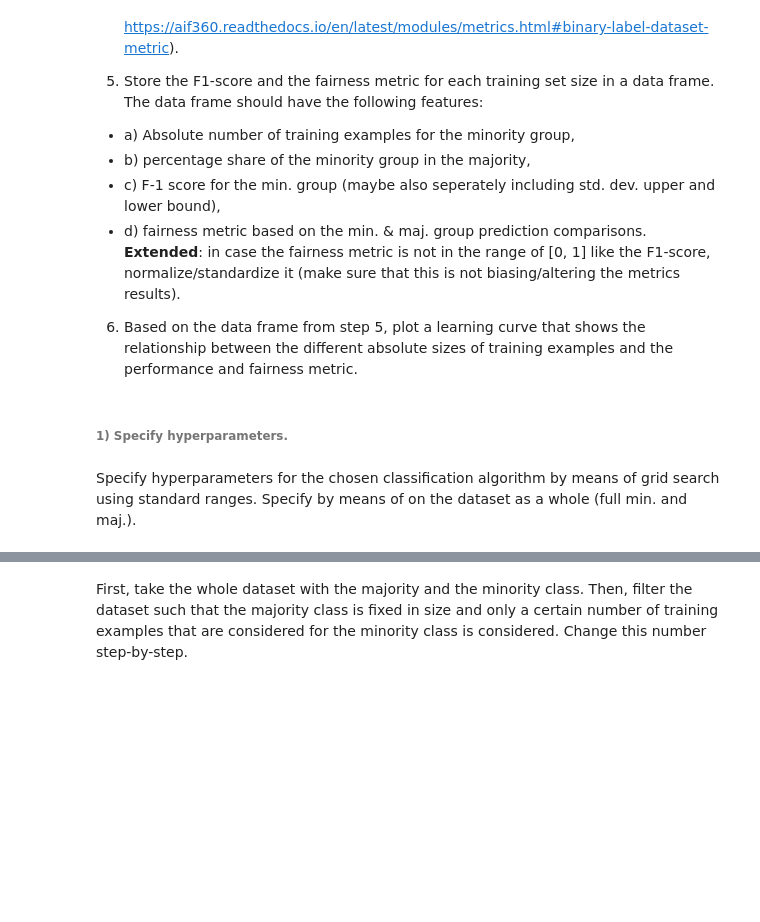
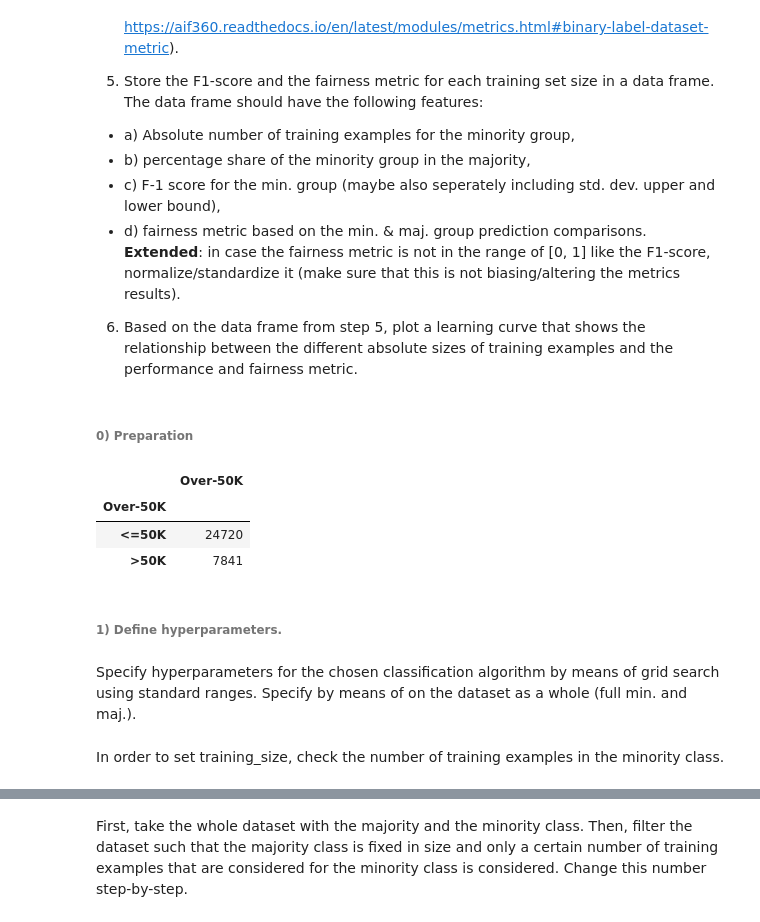
Before and after one commit to NilsBahr94/Master_Thesis_Algorithmic-Bias-in-AI, a Jupyter notebook: Master_Thesis_Algorithmic_Bias_Analysis.ipynb, the cells around one changed output, grey strips where cells are left out. Saved outputs shown, nothing was run; the diff lists cells and outputs as text; code cells hidden in the pictures; blank space fills up the shorter version.

```diff
--- a/Master_Thesis_Algorithmic_Bias_Analysis.ipynb
+++ b/Master_Thesis_Algorithmic_Bias_Analysis.ipynb
@@ -1401,3 +1400,29 @@ from sklearn.neighbors import KNeighborsClassifier
 from sklearn.tree import DecisionTreeClassifier
 from sklearn.ensemble import RandomForestClassifier
 from sklearn.ensemble import AdaBoostClassifier
+# %% [markdown]
+###### 0) Preparation
+# %%
+# DATA IMPORT
+
+import ssl
+ssl._create_default_https_context = ssl._create_unverified_context
+
+# Set the path to the CSV containing the dataset to train on.
+csv_path = 'https://archive.ics.uci.edu/ml/machine-learning-databases/adult/adult.data'
+
+# Set the column names for the columns in the CSV. If the CSV's first line is a header line containing
+# the column names, then set this to None.
+csv_columns = ["Age", "Workclass", "fnlwgt", "Education", "Education-Num", "Marital-Status",
+               "Occupation", "Relationship", "Race", "Sex", "Capital-Gain", "Capital-Loss",
+               "Hours-per-week", "Country", "Over-50K"]
+
+# Read the dataset from the provided CSV and print out information about it.
+df_3_adult = pd.read_csv(csv_path, names=csv_columns, skipinitialspace=True)
+# %%
+df_3_adult.groupby(["Over-50K"]).agg({"Over-50K": 'count'})
+# %% [output]
+|  | Over-50K |
+| Over-50K |  |
+| <=50K | 24720 |
+| >50K | 7841 |
@@ -1404,5 +1444,7 @@ from sklearn.ensemble import AdaBoostClassifier
 # %% [markdown]
-###### 1) Specify hyperparameters.
+###### 1) Define hyperparameters.
 # %% [markdown]
 Specify hyperparameters for the chosen classification algorithm by means of grid search using standard ranges. Specify by means of on the dataset as a whole (full min. and maj.).
+# %% [markdown]
+In order to set training_size, check the number of training examples in the minority class.
 # %%
```
Also changed, not shown: parts of 85 cells of this notebook.
